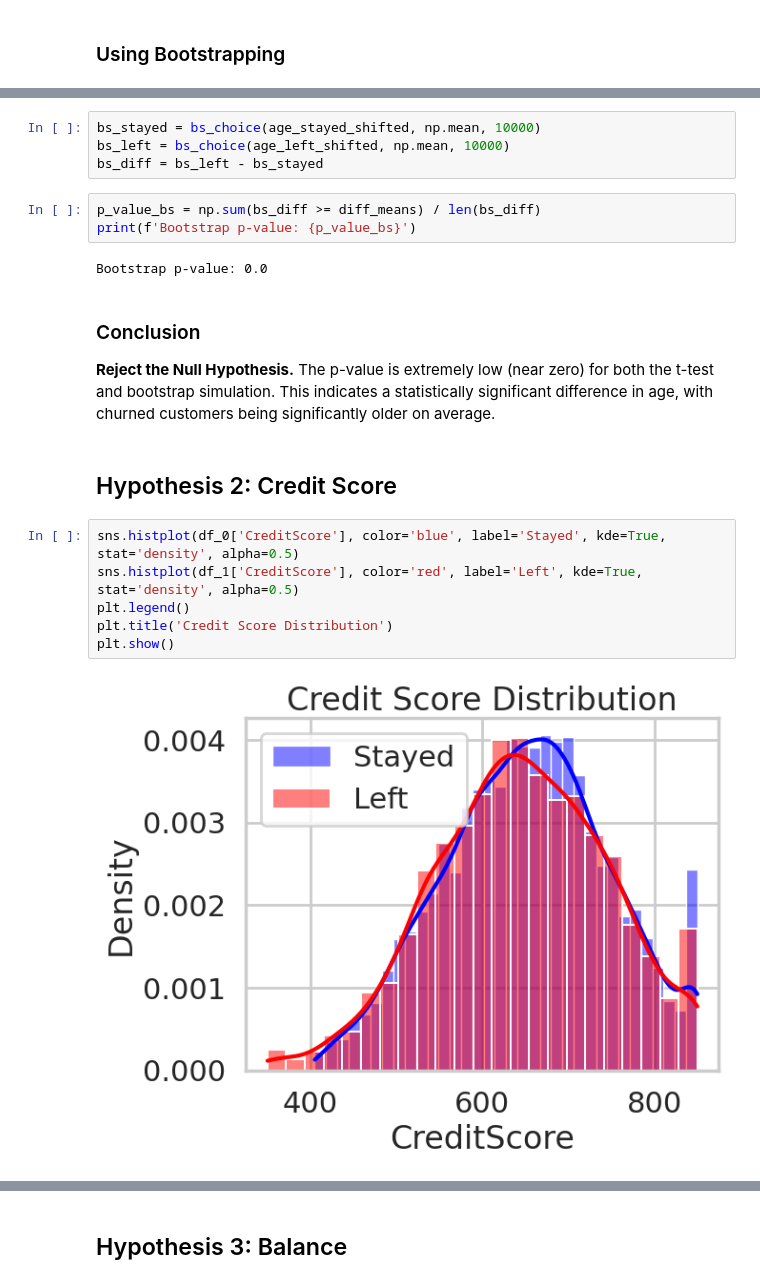
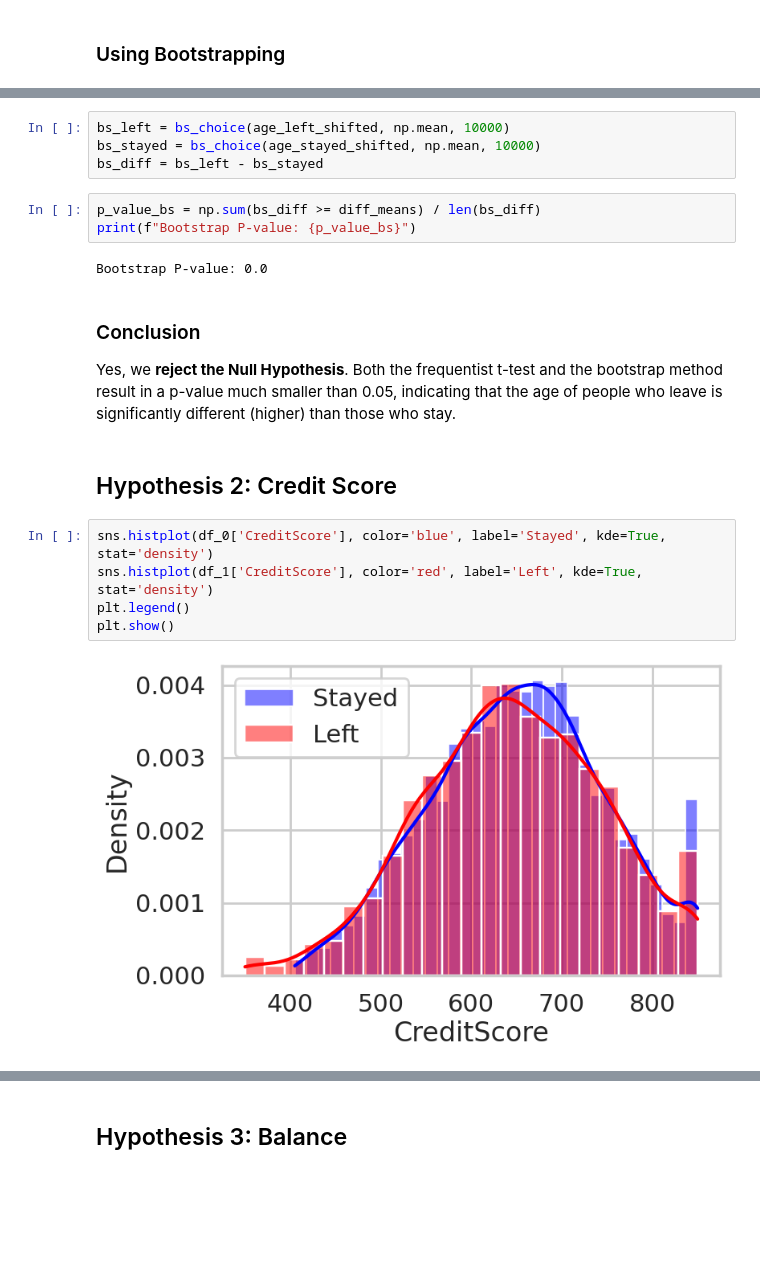
Before and after one commit to demsaid400-cpu/DI-BOOTCAMP, a Jupyter notebook: Week4/Day4/DailyChallenge.ipynb, the cells around one changed output, grey strips where cells are left out. Cells and saved outputs as stored; diff of their text form; blank space fills up the shorter version.

```diff
--- a/Week4/Day4/DailyChallenge.ipynb
+++ b/Week4/Day4/DailyChallenge.ipynb
@@ -89,24 +89,23 @@ age_left_shifted = df_1['Age'] - mean_age_left + overall_mean
 # %%
+bs_left = bs_choice(age_left_shifted, np.mean, 10000)
 bs_stayed = bs_choice(age_stayed_shifted, np.mean, 10000)
-bs_left = bs_choice(age_left_shifted, np.mean, 10000)
 bs_diff = bs_left - bs_stayed
 # %%
 p_value_bs = np.sum(bs_diff >= diff_means) / len(bs_diff)
-print(f'Bootstrap p-value: {p_value_bs}')
+print(f"Bootstrap P-value: {p_value_bs}")
 # %% [output]
-Bootstrap p-value: 0.0
+Bootstrap P-value: 0.0
-# %% [markdown]
-### Conclusion
-**Reject the Null Hypothesis.** The p-value is extremely low (near zero) for both the t-test and bootstrap simulation. This indicates a statistically significant difference in age, with churned customers being significantly older on average.
+# %% [markdown]
+### Conclusion
+Yes, we **reject the Null Hypothesis**. Both the frequentist t-test and the bootstrap method result in a p-value much smaller than 0.05, indicating that the age of people who leave is significantly different (higher) than those who stay.
 # %% [markdown]
 ## Hypothesis 2: Credit Score
 # %%
-sns.histplot(df_0['CreditScore'], color='blue', label='Stayed', kde=True, stat='density', alpha=0.5)
-sns.histplot(df_1['CreditScore'], color='red', label='Left', kde=True, stat='density', alpha=0.5)
+sns.histplot(df_0['CreditScore'], color='blue', label='Stayed', kde=True, stat='density')
+sns.histplot(df_1['CreditScore'], color='red', label='Left', kde=True, stat='density')
 plt.legend()
-plt.title('Credit Score Distribution')
 plt.show()
 # %% [output]
-[figure, old version]
+[figure, new version]
 # %%
 t_stat_credit, p_val_credit = scipy.stats.ttest_ind(df_0['CreditScore'], df_1['CreditScore'])
```
Also changed, not shown: parts of 28 cells of this notebook.
